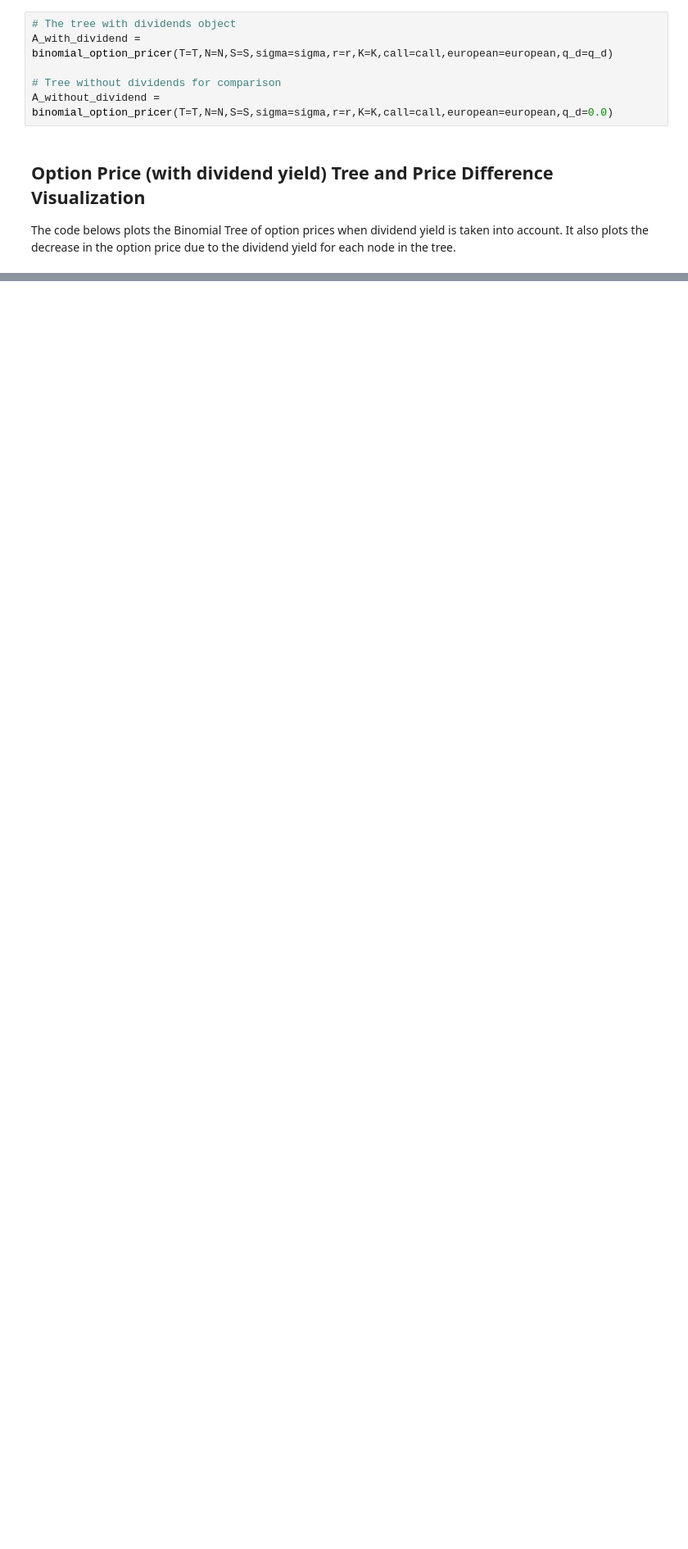
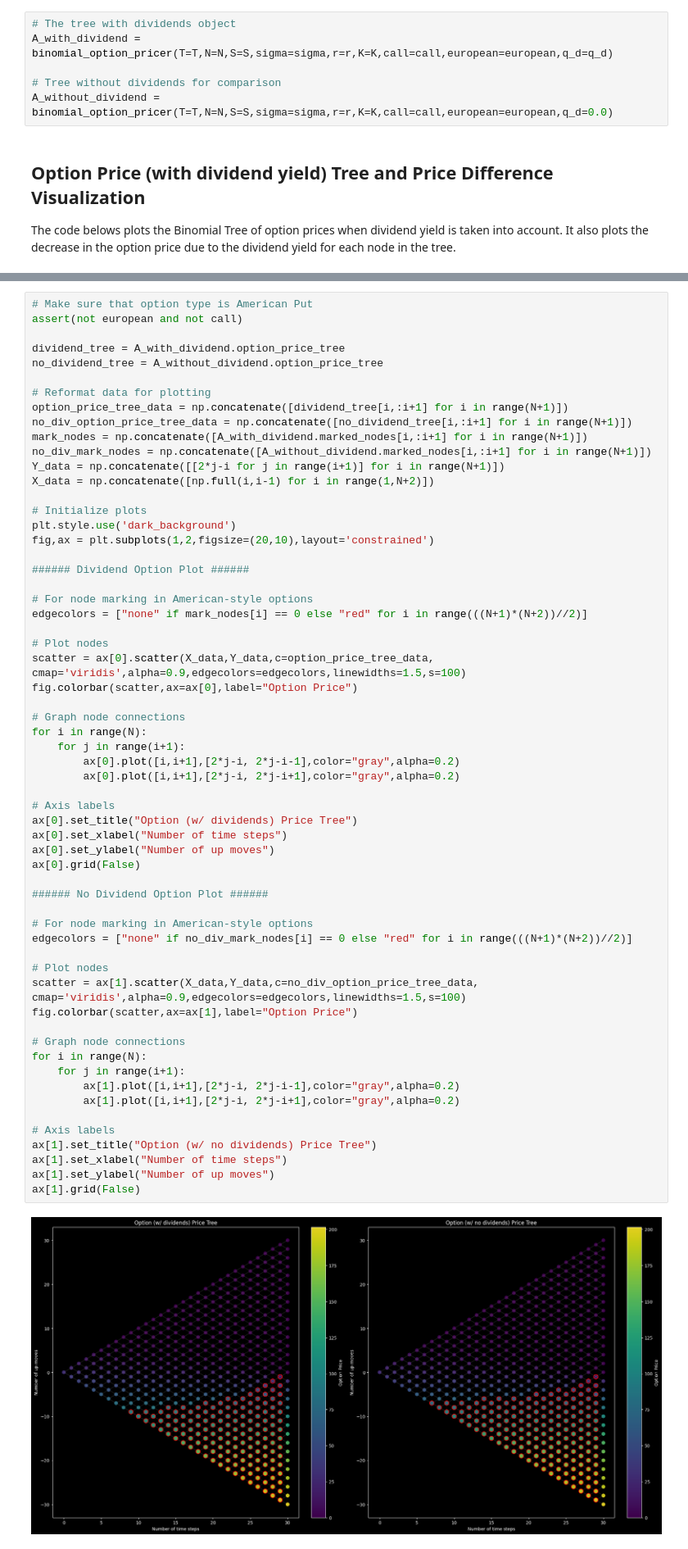
Before and after one commit to DaAsianCarsten/Binomial_Tree_Options_Pricer, a Jupyter notebook: notebooks/binomial_pricer_visualization.ipynb, the cells around one changed output, grey strips where cells are left out. Shown at 82% size. Saved outputs shown, nothing was run; the diff lists cells and outputs as text; blank space fills up the shorter version.

```diff
--- a/notebooks/binomial_pricer_visualization.ipynb
+++ b/notebooks/binomial_pricer_visualization.ipynb
@@ -245,0 +262,62 @@ Decrease in starting price due to addition of dividend yield: 1.47
+# %%
+# Make sure that option type is American Put
+assert(not european and not call)
+
+dividend_tree = A_with_dividend.option_price_tree
+no_dividend_tree = A_without_dividend.option_price_tree
+
+# Reformat data for plotting
+option_price_tree_data = np.concatenate([dividend_tree[i,:i+1] for i in range(N+1)])
+no_div_option_price_tree_data = np.concatenate([no_dividend_tree[i,:i+1] for i in range(N+1)])
+mark_nodes = np.concatenate([A_with_dividend.marked_nodes[i,:i+1] for i in range(N+1)])
+no_div_mark_nodes = np.concatenate([A_without_dividend.marked_nodes[i,:i+1] for i in range(N+1)])
+Y_data = np.concatenate([[2*j-i for j in range(i+1)] for i in range(N+1)])
+X_data = np.concatenate([np.full(i,i-1) for i in range(1,N+2)])
+
+# Initialize plots
+plt.style.use('dark_background')
+fig,ax = plt.subplots(1,2,figsize=(20,10),layout='constrained')
+
+###### Dividend Option Plot ######
+
+# For node marking in American-style options
+edgecolors = ["none" if mark_nodes[i] == 0 else "red" for i in range(((N+1)*(N+2))//2)]
+
+# Plot nodes
+scatter = ax[0].scatter(X_data,Y_data,c=option_price_tree_data, cmap='viridis',alpha=0.9,edgecolors=edgecolors,linewidths=1.5,s=100)
+fig.colorbar(scatter,ax=ax[0],label="Option Price")
+
+# Graph node connections
+for i in range(N):
+    for j in range(i+1):
+        ax[0].plot([i,i+1],[2*j-i, 2*j-i-1],color="gray",alpha=0.2)
+        ax[0].plot([i,i+1],[2*j-i, 2*j-i+1],color="gray",alpha=0.2)
+
+# Axis labels
+ax[0].set_title("Option (w/ dividends) Price Tree")
+ax[0].set_xlabel("Number of time steps")
+ax[0].set_ylabel("Number of up moves")
+ax[0].grid(False)
+
+###### No Dividend Option Plot ######
+
+# For node marking in American-style options
+edgecolors = ["none" if no_div_mark_nodes[i] == 0 else "red" for i in range(((N+1)*(N+2))//2)]
+
+# Plot nodes
+scatter = ax[1].scatter(X_data,Y_data,c=no_div_option_price_tree_data, cmap='viridis',alpha=0.9,edgecolors=edgecolors,linewidths=1.5,s=100)
+fig.colorbar(scatter,ax=ax[1],label="Option Price")
+
+# Graph node connections
+for i in range(N):
+    for j in range(i+1):
+        ax[1].plot([i,i+1],[2*j-i, 2*j-i-1],color="gray",alpha=0.2)
+        ax[1].plot([i,i+1],[2*j-i, 2*j-i+1],color="gray",alpha=0.2)
+
+# Axis labels
+ax[1].set_title("Option (w/ no dividends) Price Tree")
+ax[1].set_xlabel("Number of time steps")
+ax[1].set_ylabel("Number of up moves")
+ax[1].grid(False)
+# %% [output]
+[figure, added]
```
Also changed, not shown: parts of 11 cells of this notebook, 6 other files.
